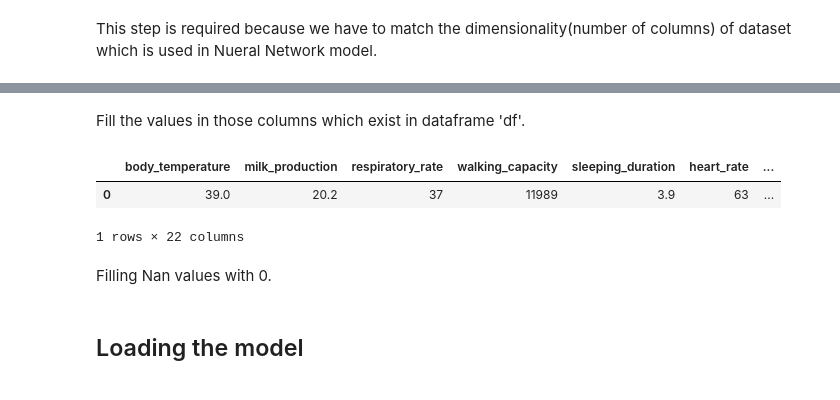
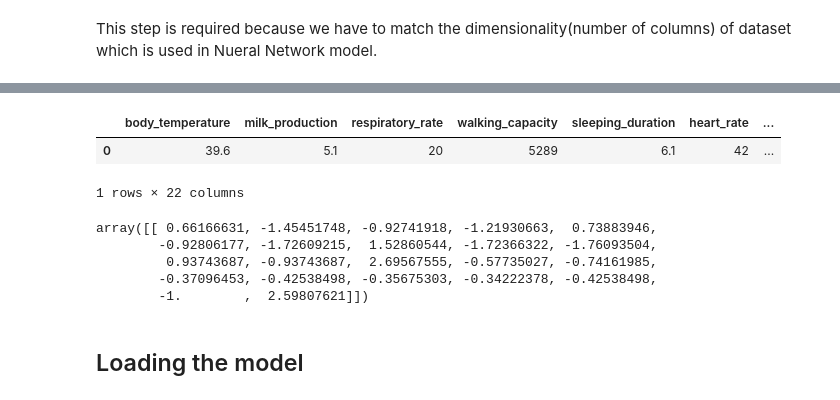
Before and after one commit to Prakhar1610/ML-DL-Projects, a Jupyter notebook: Cow Health Predictor/Predictor based on user input.ipynb, the cells around one changed output, grey strips where cells are left out. Drawn from its saved outputs; the diff is of its cells as text; code cells hidden in the pictures.

```diff
--- a/Cow Health Predictor/Predictor based on user input.ipynb
+++ b/Cow Health Predictor/Predictor based on user input.ipynb
@@ -100,2 +79,0 @@ model_df = pd.DataFrame(columns = columns)
-# %% [markdown]
-Fill the values in those columns which exist in dataframe 'df'.
@@ -105,8 +79,0 @@ model_df[df.columns] = df
-# %%
-model_df
-# %% [output]
-|  | body_temperature | milk_production | respiratory_rate | walking_capacity | sleeping_duration | heart_rate | ... |
-| 0 | 39.0 | 20.2 | 37 | 11989 | 3.9 | 63 | ... |
-1 rows × 22 columns
-# %% [markdown]
-Filling Nan values with 0.
@@ -115,7 +80,23 @@ model_df = model_df.fillna(0)
+# %%
+df1 = pd.read_excel('C:/Users/dell/Documents/tenserflow/Cow Health Predictor/X_train.xlsx')
+df1.drop(df1.columns[df1.columns.str.contains('unnamed',case = False)],axis = 1, inplace = True)
+df = df.reindex(columns=df1.columns, fill_value=0)
+df
+# %% [output]
+|  | body_temperature | milk_production | respiratory_rate | walking_capacity | sleeping_duration | heart_rate | ... |
+| 0 | 39.6 | 5.1 | 20 | 5289 | 6.1 | 42 | ... |
+1 rows × 22 columns
 # %%
 scaler = StandardScaler()
-scaled = scaler.fit_transform(model_df)
-scaled = scaler.transform(model_df)
+scaled = scaler.fit_transform(df1)
+scaled2 = scaler.transform(df)
+scaled2
+# %% [output]
+array([[ 0.66166631, -1.45451748, -0.92741918, -1.21930663,  0.73883946,
+        -0.92806177, -1.72609215,  1.52860544, -1.72366322, -1.76093504,
+         0.93743687, -0.93743687,  2.69567555, -0.57735027, -0.74161985,
+        -0.37096453, -0.42538498, -0.35675303, -0.34222378, -0.42538498,
+        -1.        ,  2.59807621]])
 # %% [markdown]
 ## Loading the model
 # %%
```
Also changed, not shown: parts of 12 cells of this notebook, 3 other files.
